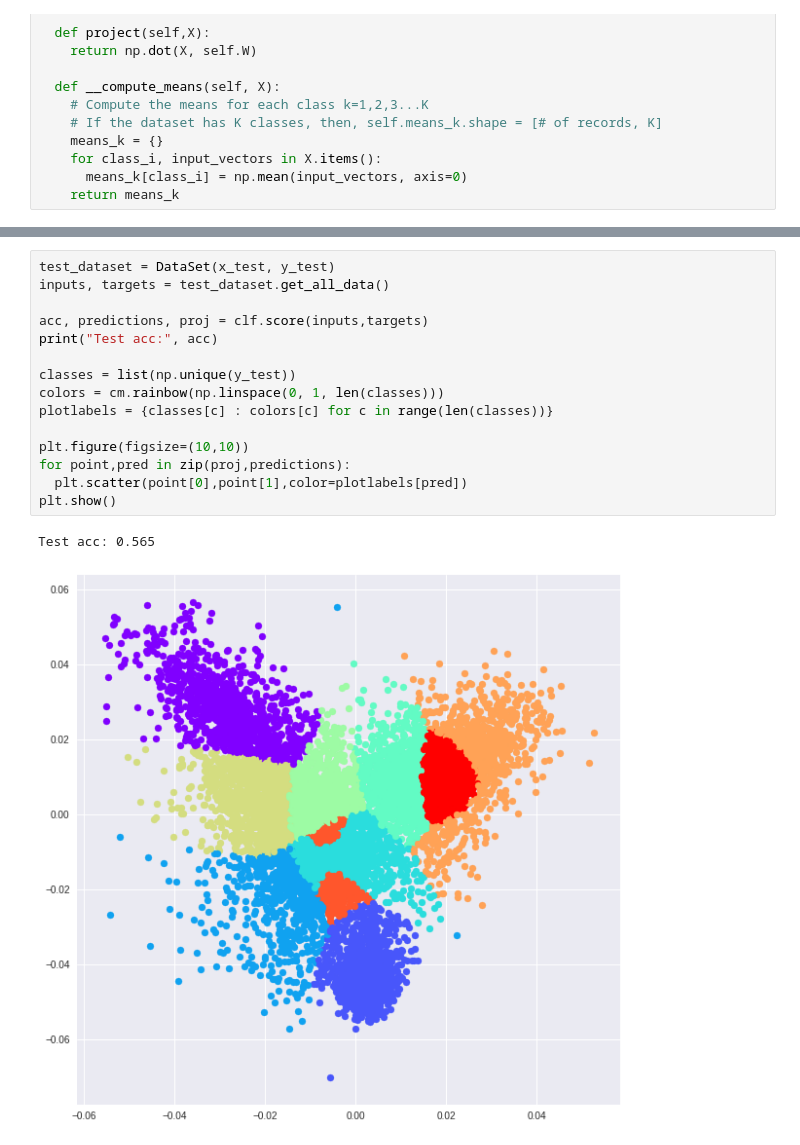
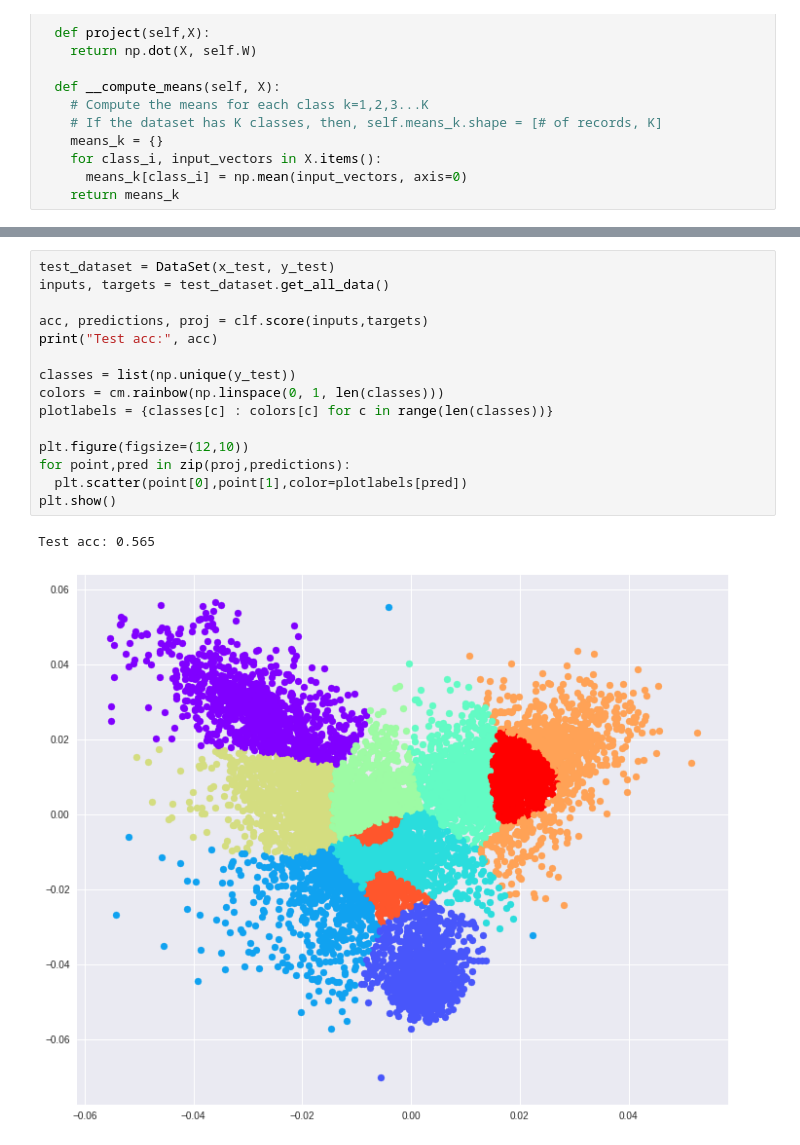
Before and after one commit to sthalles/fishers-linear-discriminant, a Jupyter notebook: Fishers_Multiclass.ipynb, the cells around one changed output, grey strips where cells are left out. Cells and saved outputs as stored; diff of their text form.

```diff
--- a/Fishers_Multiclass.ipynb
+++ b/Fishers_Multiclass.ipynb
@@ -180,18 +179,18 @@ Train acc: 0.57645
 # %%
 test_dataset = DataSet(x_test, y_test)
 inputs, targets = test_dataset.get_all_data()
 
 acc, predictions, proj = clf.score(inputs,targets)
 print("Test acc:", acc)
 
 classes = list(np.unique(y_test))
 colors = cm.rainbow(np.linspace(0, 1, len(classes)))
 plotlabels = {classes[c] : colors[c] for c in range(len(classes))}
 
-plt.figure(figsize=(10,10))
+plt.figure(figsize=(12,10))
 for point,pred in zip(proj,predictions):
   plt.scatter(point[0],point[1],color=plotlabels[pred])
 plt.show()
 # %% [output]
 Test acc: 0.565
-[figure, old version]
+[figure, new version]
```
Also changed, not shown: parts of 6 cells of this notebook.
